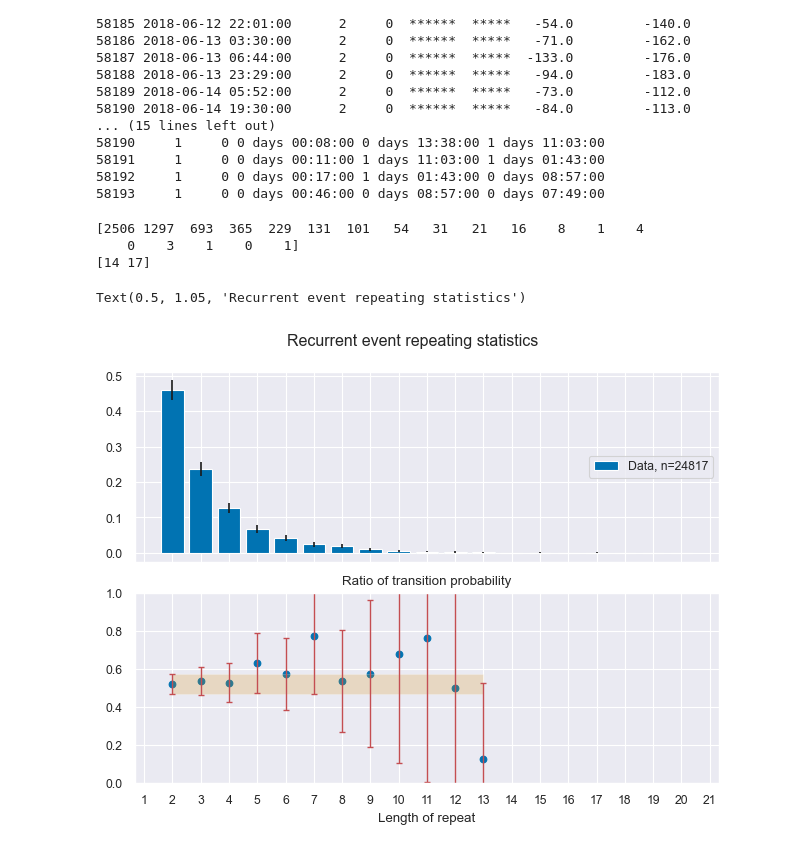
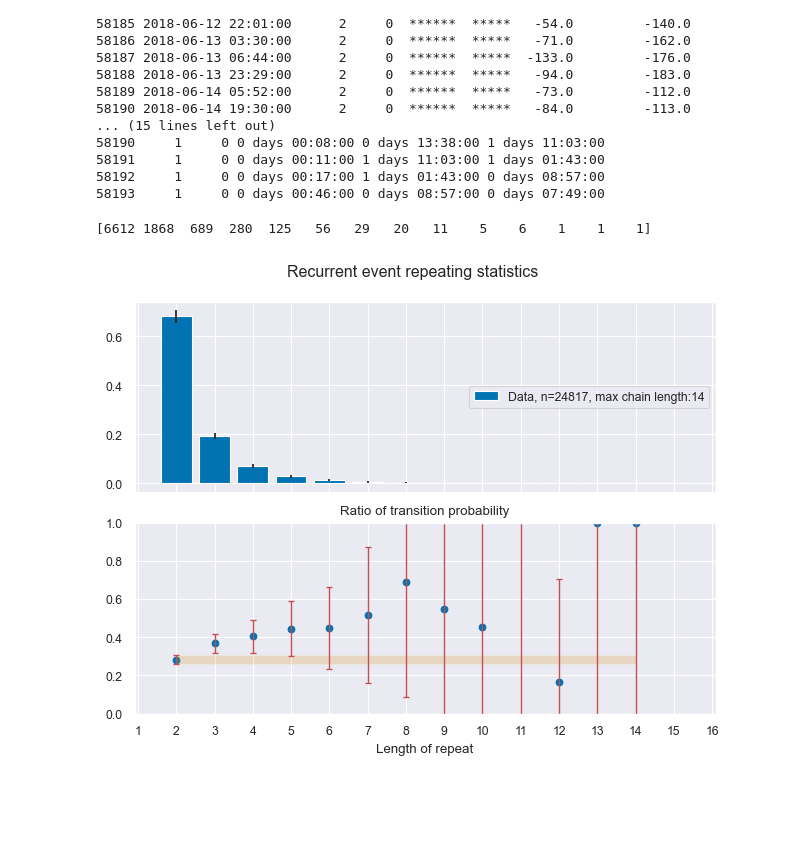
Before and after one commit to christianlao12/DP1_DP2_Project, a Jupyter notebook: substorm_type_statistics.ipynb, the cells around one changed output. Cells and saved outputs as stored; diff of their text form; code cells hidden in the pictures; blank space fills up the shorter version.

```diff
--- a/substorm_type_statistics.ipynb
+++ b/substorm_type_statistics.ipynb
@@ -134,13 +133,13 @@ co = (~s).cumsum()[s].value_counts().to_list()
 y, x = np.histogram(co, bins=np.arange(1,np.max(co)+2,1))
 x = x[:-1] + 1
 yerror = [np.sqrt(i) for i in y]
-
+print(y)
 if np.where(y==0)[0].size > 0:
-    yanalysis = y[:np.where(y==0)[0][0]+1]
+    yanalysis = y[:np.where(y==0)[0][0]]
 else:
     yanalysis = y
 
-yanalysis = yanalysis[:md_pt_end(yanalysis)+1]
+# yanalysis = yanalysis[:md_pt_end(yanalysis)+1]
 
 yerror = yerror/np.sum(y)
 yerror = 3*yerror
@@ -154,7 +153,7 @@ ratioerror = ratioerror*ratio
 
 fig, (ax, ax1) = plt.subplots(2,1,sharex=True)
 
-ax.bar(x,y,yerr=yerror,label='Data, n={}'.format(len(indices_onsets)+len(firstgerg)))
+ax.bar(x,y,yerr=yerror,label='Data, n:{}, max chain length:{}'.format(len(indices_onsets)+len(firstgerg),np.max(co)))
 ax.legend(loc='center right')
 
 ax1.scatter(x[:len(ratio)], ratio[:len(ratio)])
@@ -168,4 +167,6 @@ ax1.fill_between(x[:len(ratio)], ratio[0]-ratioerror[0], ratio[0]+ratioerror[0],
 
 fig.tight_layout(pad=1)
 fig.suptitle('Isolated event repeating statistics',y=1.05)
+
+plt.savefig('Isolated event repeating statistics.png', bbox_inches='tight')
 # %% [output]
@@ -210,51 +212,48 @@ indices_onsets =np.intersect1d(x,y)
 s = np.zeros(len(sophie80onsetdf))
 s[indices_onsets] = True
 s = pd.Series(s.astype(bool))
+co = (~s).cumsum()[s].value_counts().to_list()
 
 y, x = np.histogram(co, bins=np.arange(1,np.max(co)+2,1))
 x = x[:-1] + 1
 print(y)
 yerror = [np.sqrt(i) for i in y]
-print(np.where(y==0)[0])
 if np.where(y==0)[0].size > 0:
     yanalysis = y[:np.where(y==0)[0][0]]
 else:
     yanalysis = y
-
-yanalysis = yanalysis[:md_pt_end(yanalysis)+1]
 
 yerror = yerror/np.sum(y)
 yerror = 3*yerror
 y = y/np.sum(y)
 yanalysis = yanalysis/sum(yanalysis)
 
 
 ratio = np.array([yanalysis[i]/yanalysis[i-1] for i in range(1,len(yanalysis))])
 ratioerror = np.array([np.sqrt((yerror[i]/yanalysis[i])**2 + (yerror[i-1]/yanalysis[i-1])**2) for i in range(1,len(yanalysis))])
 ratioerror = ratioerror*ratio
 
 fig, (ax, ax1) = plt.subplots(2,1,sharex=True)
 
-ax.bar(x,y,yerr=yerror,label='Data, n={}'.format(len(indices_onsets)+len(firster)))
+ax.bar(x,y,yerr=yerror,label='Data, n={}, max chain length:{}'.format(len(indices_onsets)+len(firster),np.max(co)))
 ax.legend(loc='center right')
 
 ax1.scatter(x[:len(ratio)], ratio[:len(ratio)])
 ax1.errorbar(x[:len(ratio)], ratio[:len(ratio)], yerr=ratioerror, fmt='none', ecolor='r', elinewidth=1, capsize=2)
 ax1.xaxis.set_major_locator(ticker.MultipleLocator(1))
 ax1.set_xlabel("Length of repeat")
 ax1.set_title("Ratio of transition probability")
 ax1.set_ylim(0,1)
 
 ax1.fill_between(x[:len(ratio)], ratio[0]-ratioerror[0], ratio[0]+ratioerror[0], alpha=0.2)
 
 fig.tight_layout(pad=1)
 fig.suptitle("Recurrent event repeating statistics", y=1.05)
+
+plt.savefig('Recurrent event repeating statistics.png', bbox_inches='tight')
 # %% [output]
-[2506 1297  693  365  229  131  101   54   31   21   16    8    1    4
-    0    3    1    0    1]
-[14 17]
+[6612 1868  689  280  125   56   29   20   11    5    6    1    1    1]
-Text(0.5, 1.05, 'Recurrent event repeating statistics')
-[figure, old version]
+[figure, new version]
 # %%
 def waitingtime_hist(array):
     x, y = np.histogram(array['Waiting Time']/pd.to_timedelta(1,'h'),bins=np.arange(0,12.25,.25))
```
Also changed, not shown: parts of 2 cells of this notebook.
